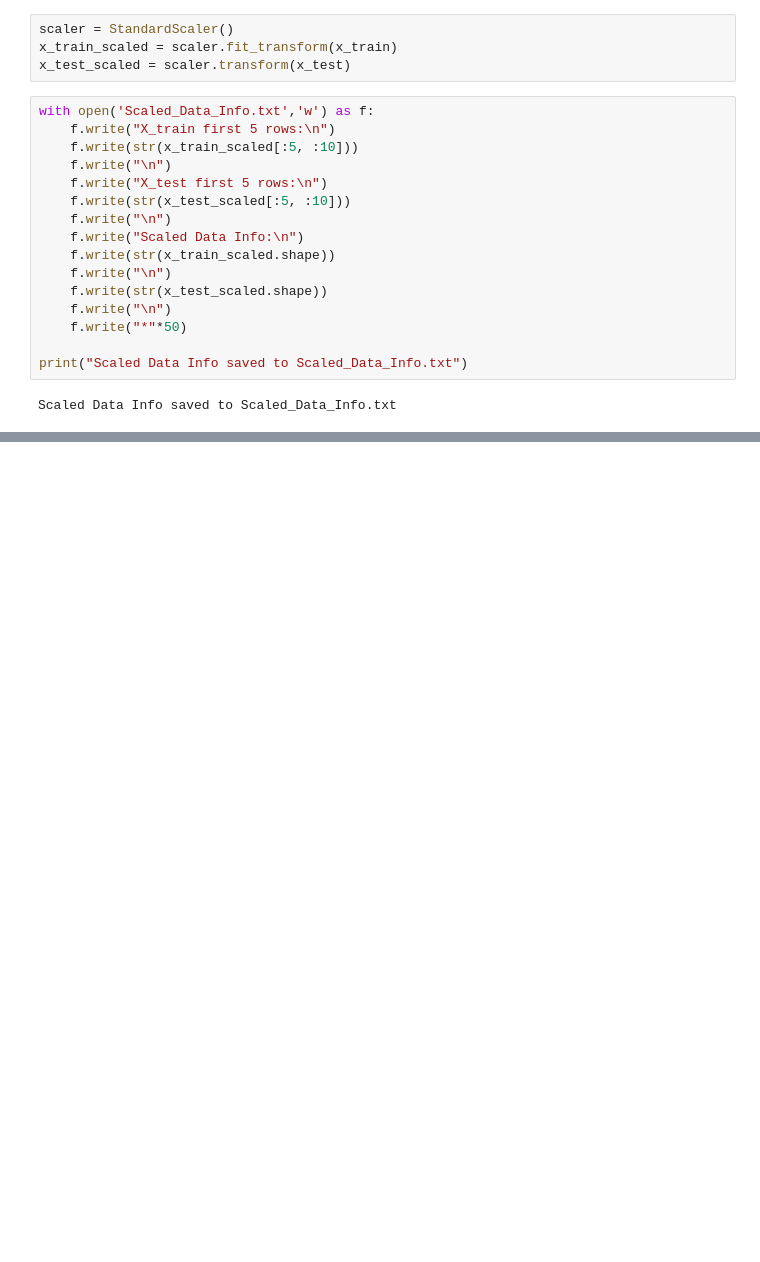
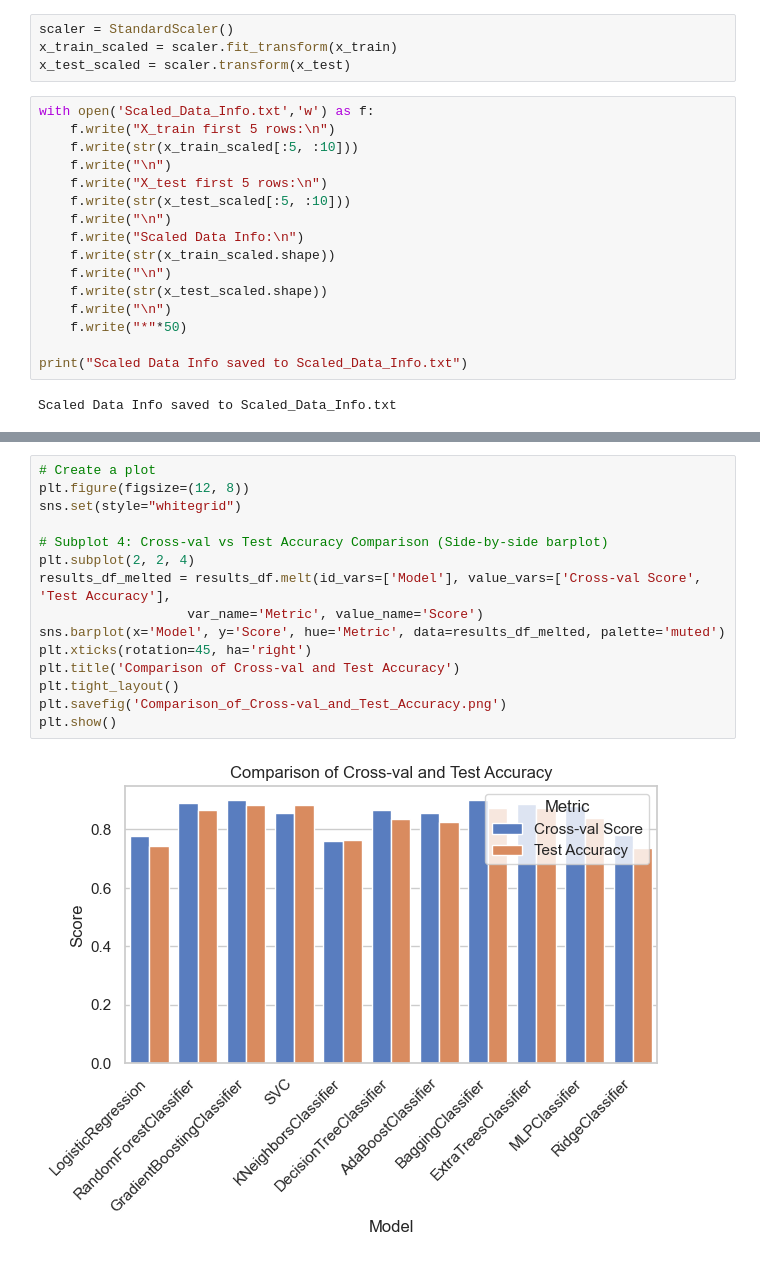
Before and after one commit to ArpitKadam/Insurance-Fraud-Detection, a Jupyter notebook: research/research.ipynb, the cells around one changed output, grey strips where cells are left out. Drawn from its saved outputs; the diff is of its cells as text; blank space fills up the shorter version.

```diff
--- a/research/research.ipynb
+++ b/research/research.ipynb
@@ -1428,0 +1754,17 @@ Scaled Data Info saved to Scaled_Data_Info.txt
+# %%
+# Create a plot
+plt.figure(figsize=(12, 8))
+sns.set(style="whitegrid")
+
+# Subplot 4: Cross-val vs Test Accuracy Comparison (Side-by-side barplot)
+plt.subplot(2, 2, 4)
+results_df_melted = results_df.melt(id_vars=['Model'], value_vars=['Cross-val Score', 'Test Accuracy'],
+                   var_name='Metric', value_name='Score')
+sns.barplot(x='Model', y='Score', hue='Metric', data=results_df_melted, palette='muted')
+plt.xticks(rotation=45, ha='right')
+plt.title('Comparison of Cross-val and Test Accuracy')
+plt.tight_layout()
+plt.savefig('Comparison_of_Cross-val_and_Test_Accuracy.png')
+plt.show()
+# %% [output]
+[figure, added]
```
Also changed, not shown: parts of 22 cells of this notebook, 7 other files.
